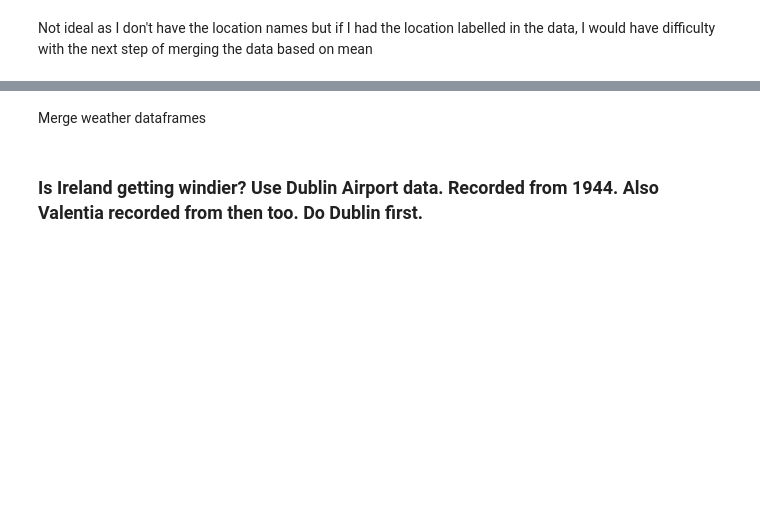
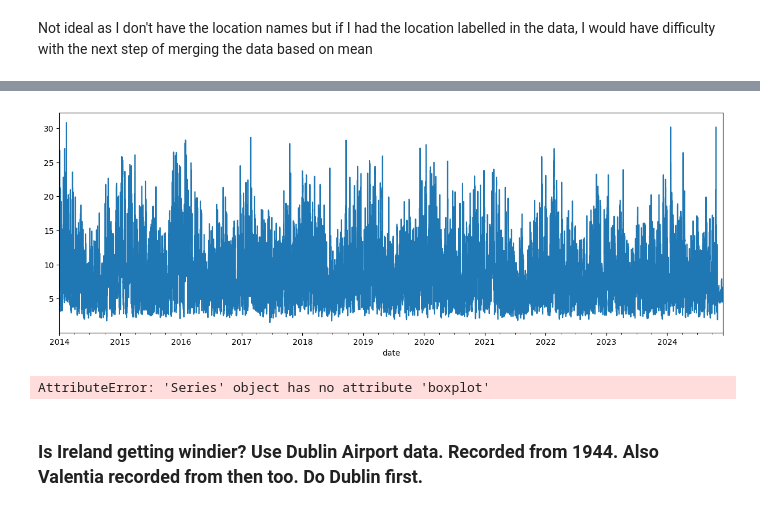
Before and after one commit to IreneKilgannon/PFDA, a Jupyter notebook: PFDA-project/wind.ipynb, the cells around one changed output, grey strips where cells are left out. Saved outputs shown, nothing was run; the diff lists cells and outputs as text; code cells hidden in the pictures; blank space fills up the shorter version.

```diff
--- a/PFDA-project/wind.ipynb
+++ b/PFDA-project/wind.ipynb
@@ -200,8 +369,12 @@ yearly_electricity.plot()
 # %%
 fig, ax = plt.subplots(figsize = (15,5))
-weather_df_mean['wdsp'].plot()
+weather_df['wdsp'].plot()
 plt.show()
+# %% [output]
+[figure, added]
 # %%
-weather_df['wdsp'].boxplot()
+electricity_weather['wdsp'].boxplot()
 
 plt.show()
+# %% [output]
+AttributeError: 'Series' object has no attribute 'boxplot'
@@ -210,2 +380,0 @@ weather_df_mean.to_csv('data/weather/merged_data/weather_mean.csv')
-# %% [markdown]
-Merge weather dataframes
```
Also changed, not shown: parts of 33 cells of this notebook, 1 other file.
